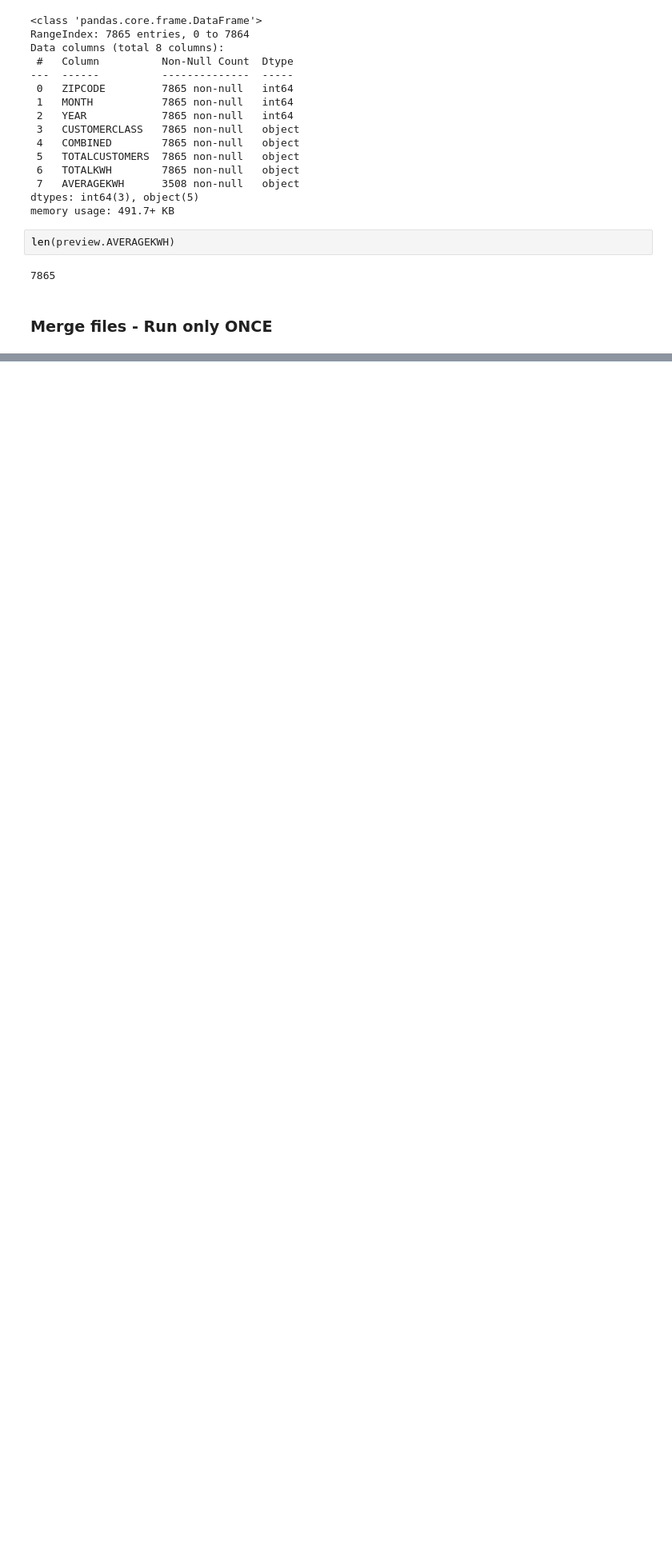
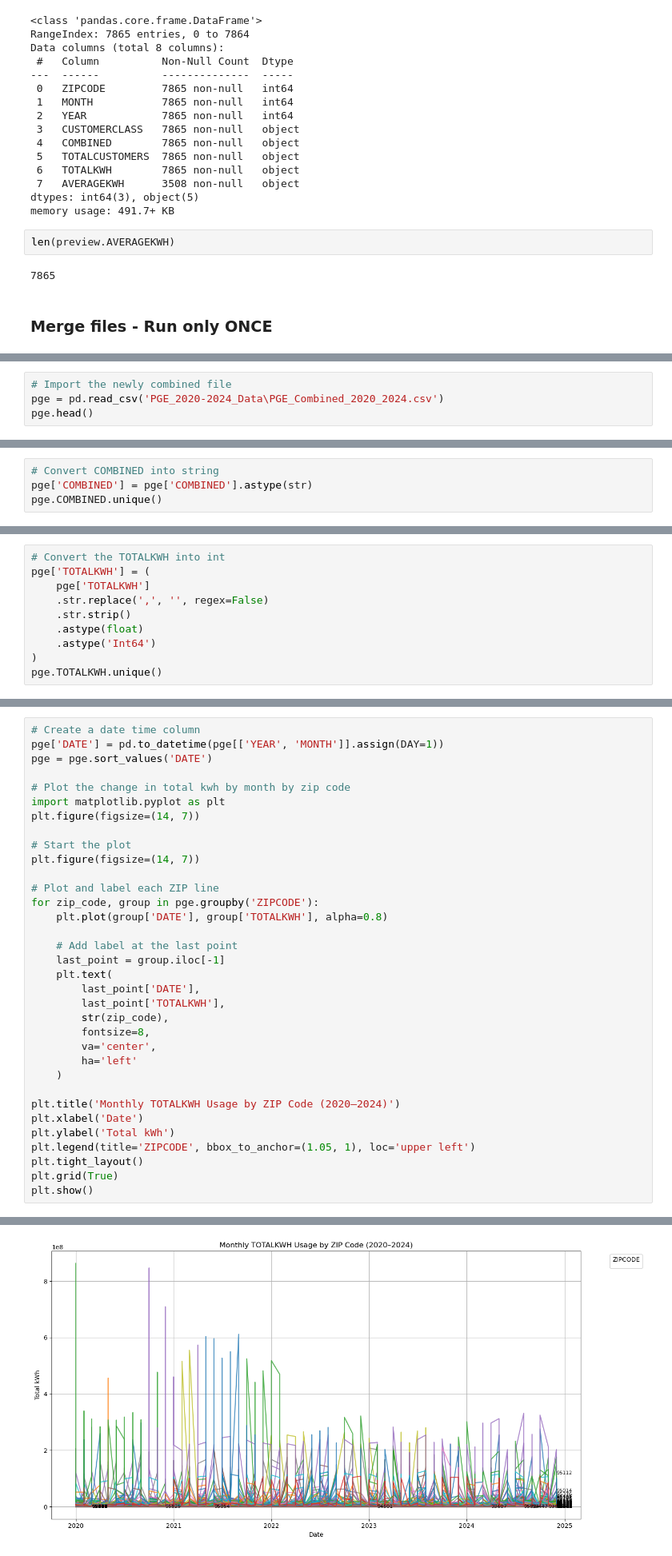
Before and after one commit to kaia-hu/Energy_Load_Forcasting, a Jupyter notebook: PGE_data_cleaning.ipynb, the cells around one changed output, grey strips where cells are left out. Shown: that part at 80% size. Cells and saved outputs as stored; diff of their text form; blank space fills up the shorter version.

Commit message:
Did preliminary EDA on PGE data

```diff
--- a/PGE_data_cleaning.ipynb
+++ b/PGE_data_cleaning.ipynb
@@ -65,0 +64,4 @@ print(f'✅ Combined file saved to: {output_path}')
+# %%
+# Import the newly combined file
+pge = pd.read_csv('PGE_2020-2024_Data\PGE_Combined_2020_2024.csv')
+pge.head()
@@ -65,0 +145,4 @@ print(f'✅ Combined file saved to: {output_path}')
+# %%
+# Convert COMBINED into string
+pge['COMBINED'] = pge['COMBINED'].astype(str)
+pge.COMBINED.unique()
@@ -65,0 +151,10 @@ print(f'✅ Combined file saved to: {output_path}')
+# %%
+# Convert the TOTALKWH into int
+pge['TOTALKWH'] = (
+    pge['TOTALKWH']
+    .str.replace(',', '', regex=False)
+    .str.strip()
+    .astype(float)
+    .astype('Int64')
+)
+pge.TOTALKWH.unique()
@@ -65,0 +189,35 @@ print(f'✅ Combined file saved to: {output_path}')
+# %%
+# Create a date time column
+pge['DATE'] = pd.to_datetime(pge[['YEAR', 'MONTH']].assign(DAY=1))
+pge = pge.sort_values('DATE')
+
+# Plot the change in total kwh by month by zip code
+import matplotlib.pyplot as plt
+plt.figure(figsize=(14, 7))
+
+# Start the plot
+plt.figure(figsize=(14, 7))
+
+# Plot and label each ZIP line
+for zip_code, group in pge.groupby('ZIPCODE'):
+    plt.plot(group['DATE'], group['TOTALKWH'], alpha=0.8)
+
+    # Add label at the last point
+    last_point = group.iloc[-1]
+    plt.text(
+        last_point['DATE'],
+        last_point['TOTALKWH'],
+        str(zip_code),
+        fontsize=8,
+        va='center',
+        ha='left'
+    )
+
+plt.title('Monthly TOTALKWH Usage by ZIP Code (2020–2024)')
+plt.xlabel('Date')
+plt.ylabel('Total kWh')
+plt.legend(title='ZIPCODE', bbox_to_anchor=(1.05, 1), loc='upper left')
+plt.tight_layout()
+plt.grid(True)
+plt.show()
+# %% [output]
@@ -65,0 +225 @@ print(f'✅ Combined file saved to: {output_path}')
+[figure, added]
```
Also changed, not shown: parts of 21 cells of this notebook.
